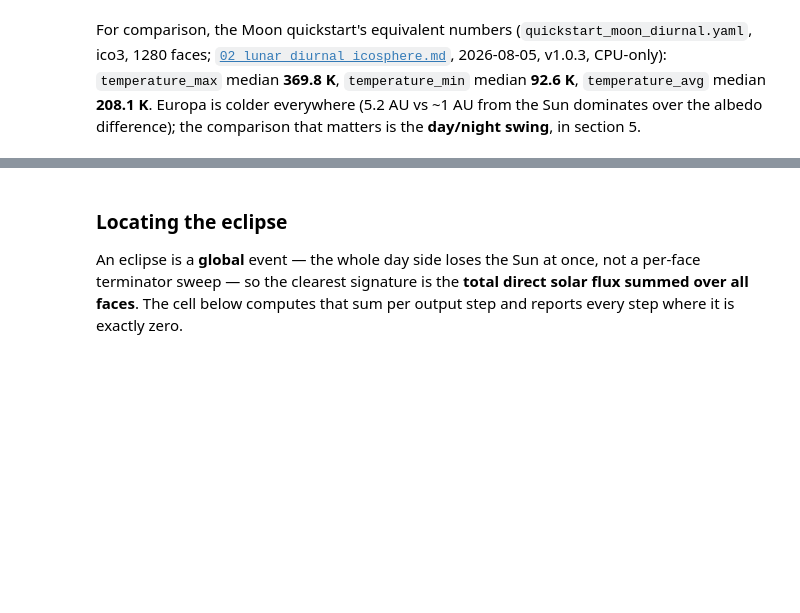
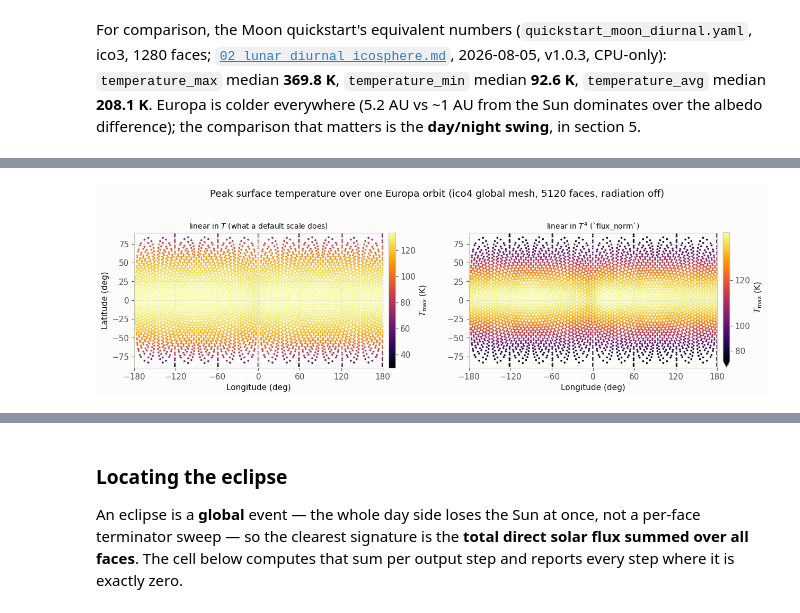
Before and after one commit to phayne/ptm3d-archive, a Jupyter notebook: docs/tutorials/notebooks/02_europa_thermal.ipynb, the cells around one changed output, grey strips where cells are left out. Cells and saved outputs as stored; diff of their text form; code cells hidden in the pictures; blank space fills up the shorter version.

```diff
--- a/docs/tutorials/notebooks/02_europa_thermal.ipynb
+++ b/docs/tutorials/notebooks/02_europa_thermal.ipynb
@@ -567,15 +541,0 @@ NEUTRAL_BAND = "#8d8c82"  # non-data-color: event-window shading only
-# %%
-fig, ax = plt.subplots(figsize=(8, 4.2))
-sc = ax.scatter(lon, lat, c=stats["temperature_max"], cmap=seq_blue,
-                 s=20, linewidths=0)
-ax.set_xlim(-180, 180)
-ax.set_ylim(-90, 90)
-ax.set_xlabel("Longitude (deg)")
-ax.set_ylabel("Latitude (deg)")
-ax.set_title(f"PTM3D quickstart: peak surface temperature over one Europa orbit\n"
-             f"(ico4 global mesh, {len(lat)} faces, radiation off -- convex sphere)")
-ax.grid(True, linewidth=0.5)
-cb = fig.colorbar(sc, ax=ax, pad=0.02)
-cb.set_label(r"$T_\mathrm{max}$ (K)")
-plt.tight_layout()
-plt.show()
@@ -583,0 +662,24 @@ plt.show()
+# %%
+tmax = stats["temperature_max"]
+norm_tmax = flux_norm(tmax)
+
+fig, axes = plt.subplots(1, 2, figsize=(13, 3.9))
+for ax, norm, label in ((axes[0], mpl.colors.Normalize(tmax.min(), tmax.max()),
+                         "linear in $T$ (what a default scale does)"),
+                        (axes[1], norm_tmax, "linear in $T^4$ (`flux_norm`)")):
+    sc = ax.scatter(lon, lat, c=tmax, cmap=CMAP_T, norm=norm, s=7, linewidths=0)
+    ax.set_xlim(-180, 180)
+    ax.set_ylim(-90, 90)
+    ax.set_xticks(range(-180, 181, 60))
+    ax.set_xlabel("Longitude (deg)")
+    ax.set_title(label, fontsize=10)
+    ax.grid(True, linewidth=0.5)
+    cb = fig.colorbar(sc, ax=ax, pad=0.02, extend=clip_extend(tmax, norm))
+    cb.set_label(r"$T_\mathrm{max}$ (K)")
+axes[0].set_ylabel("Latitude (deg)")
+fig.suptitle(f"Peak surface temperature over one Europa orbit "
+             f"(ico4 global mesh, {len(lat)} faces, radiation off)", y=1.02)
+plt.tight_layout()
+plt.show()
+# %% [output]
+[figure, added]
```
Also changed, not shown: parts of 36 cells of this notebook, 3 other files.
